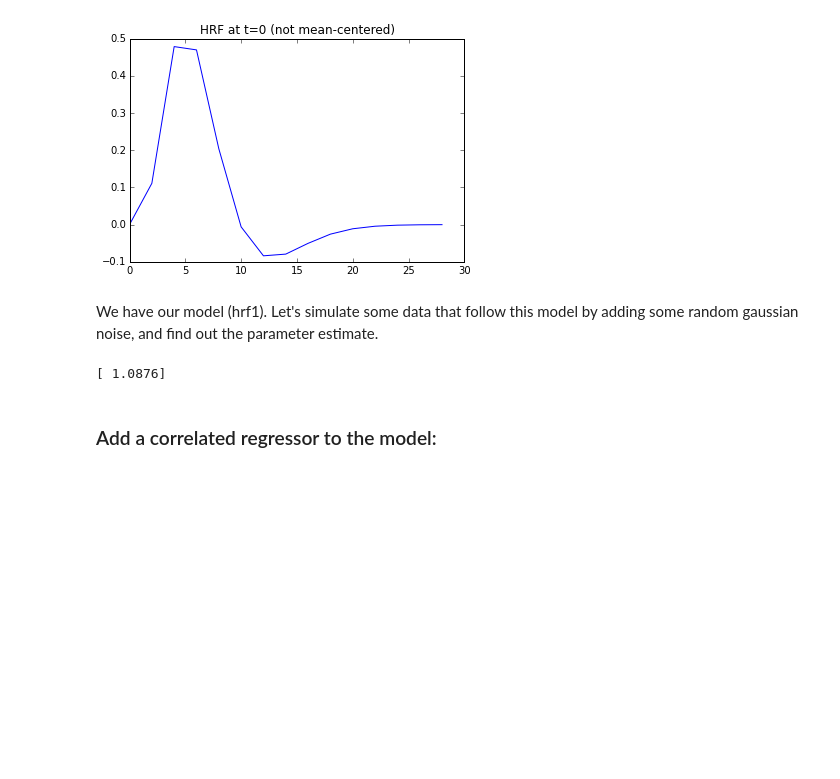
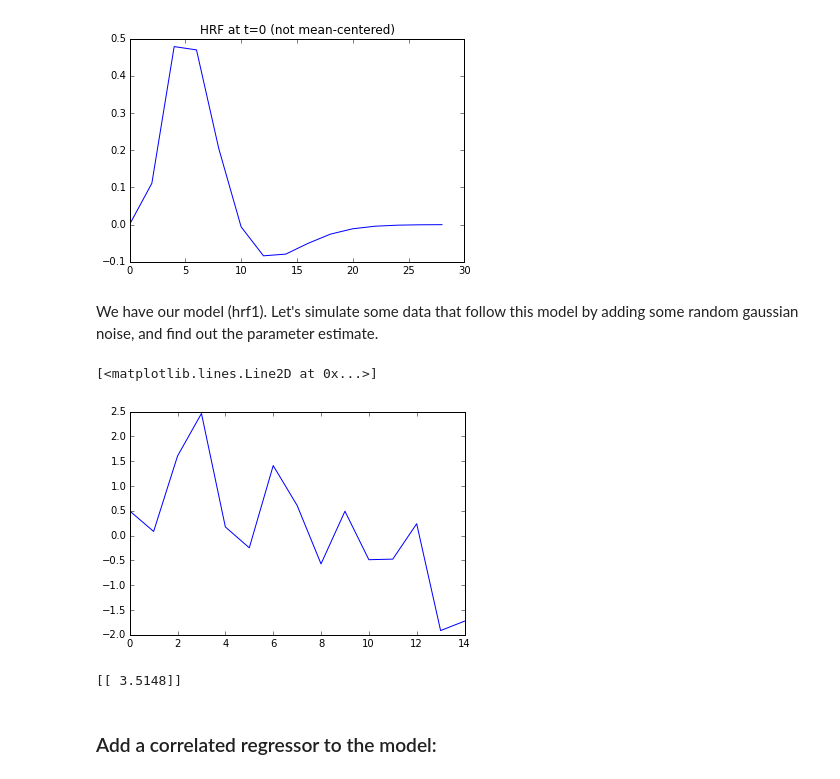
Before and after one commit to practical-neuroimaging/pna2015, a Jupyter notebook: day13/correlated_regressors_solutions.ipynb, the cells around one changed output. Saved outputs shown, nothing was run; the diff lists cells and outputs as text; code cells hidden in the pictures; blank space fills up the shorter version.

```diff
--- a/day13/correlated_regressors_solutions.ipynb
+++ b/day13/correlated_regressors_solutions.ipynb
@@ -93,17 +93,21 @@ We have our model (hrf1). Let's simulate some data that follow this model by add
 # %%
 # Generate data Y, the noise e, generate Y given  X = hrf1 with noise N(0,1)
 noise = np.random.normal(0,1, size=times.shape)
 b = 2.0
 X = hrf1
 Y = X*b + noise
 # plot this signal
+plt.plot(Y) ##
+# %% [output]
+[<matplotlib.lines.Line2D at 0x...>]
+[figure, added]
 # %%
 # now solve for b: find an estimate - careful, we need matrices, not one dimensional vectors
 X = X.reshape(times.shape[0],1)
 Y = Y.reshape(times.shape[0],1)
-##bhat = npl.inv(X.T.dot(X)).dot(X.T.dot(Y))
-##print(bhat)
-### notice that in practice we solve using bhat = npl.pinv(X).dot(Y)
+bhat = npl.inv(X.T.dot(X)).dot(X.T.dot(Y))##
+print(bhat)##
+# notice that in practice we solve using bhat = npl.pinv(X).dot(Y)##
 # %% [output]
-[ 1.0876]
+[[ 3.5148]]
 # %%
```
Also changed, not shown: parts of 33 cells of this notebook.
